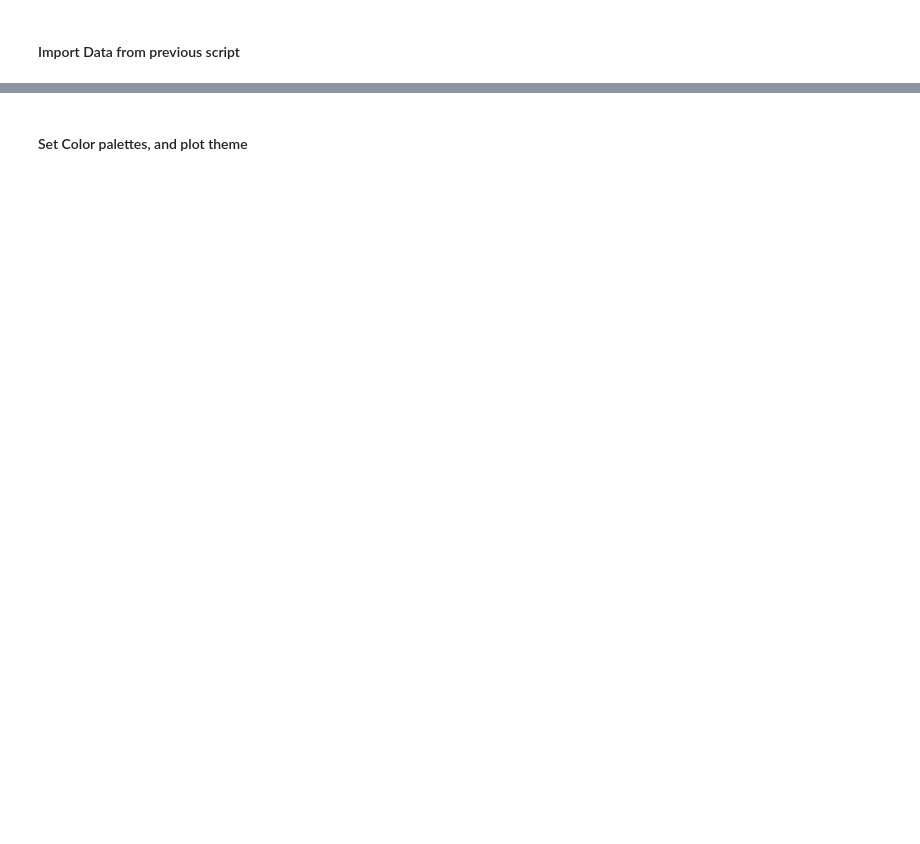
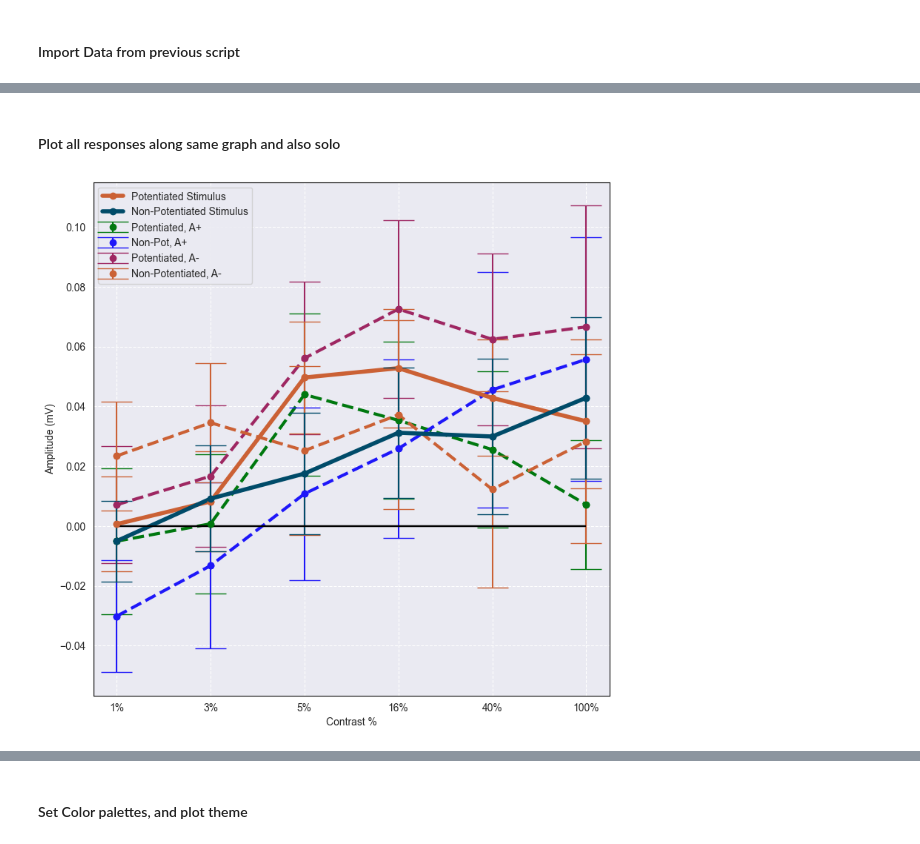
Before and after one commit to PatriciaNL/LTP_analysis, a Jupyter notebook: PythonScripts/ProcessingPipeline/RCAScripts/Hyperbolic_Ratio_Script.ipynb, the cells around one changed output, grey strips where cells are left out. Saved outputs shown, nothing was run; the diff lists cells and outputs as text; code cells hidden in the pictures; blank space fills up the shorter version.

```diff
--- a/PythonScripts/ProcessingPipeline/RCAScripts/Hyperbolic_Ratio_Script.ipynb
+++ b/PythonScripts/ProcessingPipeline/RCAScripts/Hyperbolic_Ratio_Script.ipynb
@@ -46,0 +230,30 @@ Subj_Ids = loadData['Subj_Num_Ids']
+# %% [markdown]
+#### Plot all responses along same graph and also solo
+# %%
+fig,axs = plt.subplots(figsize = ((9,9)))
+
+for i in range(4):
+    axs.plot(np.arange(0,6,1), AvgCondX[i],color = fill[color_set[i]],marker = 'o', linewidth = 3,linestyle='--')
+    axs.errorbar(np.arange(0,6,1),AvgCondX[i], yerr = CondX_ErrorBars[i], fmt = 'o',label = Condition_Label[i],color = fill[color_set[i]], barsabove= False , capsize=15, markersize=6 )
+
+    #axs.fill_between(np.arange(0,6,1), AvgCondX[i] - CondX_ErrorBars[i], AvgCondX[i] + CondX_ErrorBars[i], color=fill[color_set[i]], alpha=0.4)
+
+    axs.legend()
+    axs.set_ylabel(f'Amplitude (mV)')
+    axs.set_xlabel(f'Contrast %')
+    axs.set_xticks(ticks = np.arange(0,6,1),labels = contrast_labs)
+    axs.hlines(0,xmin = 0,xmax = 5, color = 'black')
+
+for i in range(2):
+    axs.plot(np.arange(0,6,1), Pot_DataSet_Avg[i],color = fill[pot_color_set[i]],marker = 'o', label = Pot_Labels[i], linewidth = 4)
+    axs.errorbar(np.arange(0,6,1),Pot_DataSet_Avg[i], yerr = Pot_DataSet_Std[i], fmt = 'o',color = fill[pot_color_set[i]], barsabove= False , capsize=15)
+
+    #axs.fill_between(np.arange(0,6,1), Pot_DataSet_Avg[i] - Pot_DataSet_Std[i], Pot_DataSet_Avg[i] + Pot_DataSet_Std[i], color=fill[pot_color_set[i]], alpha=0.4)
+
+    axs.legend()
+    axs.set_ylabel(f'Amplitude (mV)')
+    axs.set_xlabel(f'Contrast %')
+    axs.set_xticks(ticks = np.arange(0,6,1),labels = contrast_labs)
+    axs.hlines(0,xmin = 0,xmax = 5, color = 'black')
+# %% [output]
+[figure, added]
```
Also changed, not shown: parts of 43 cells of this notebook.
